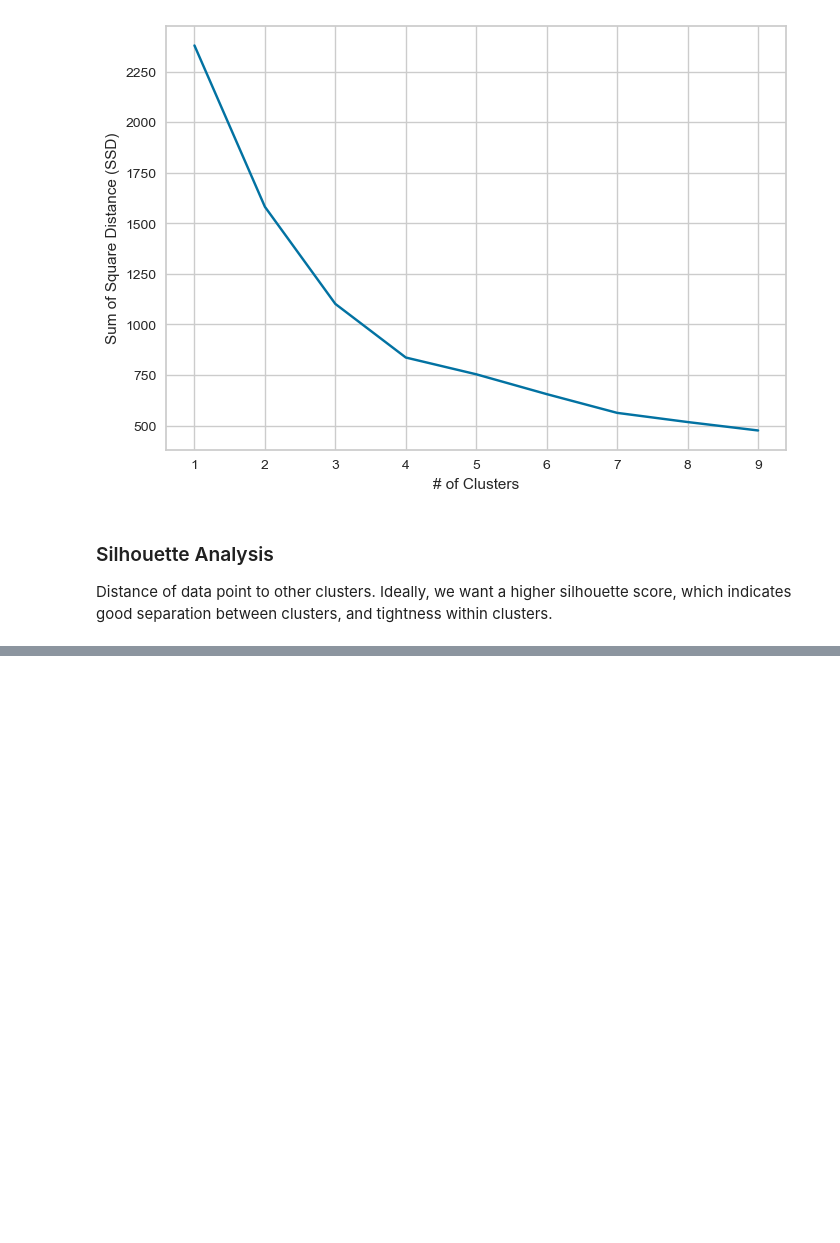
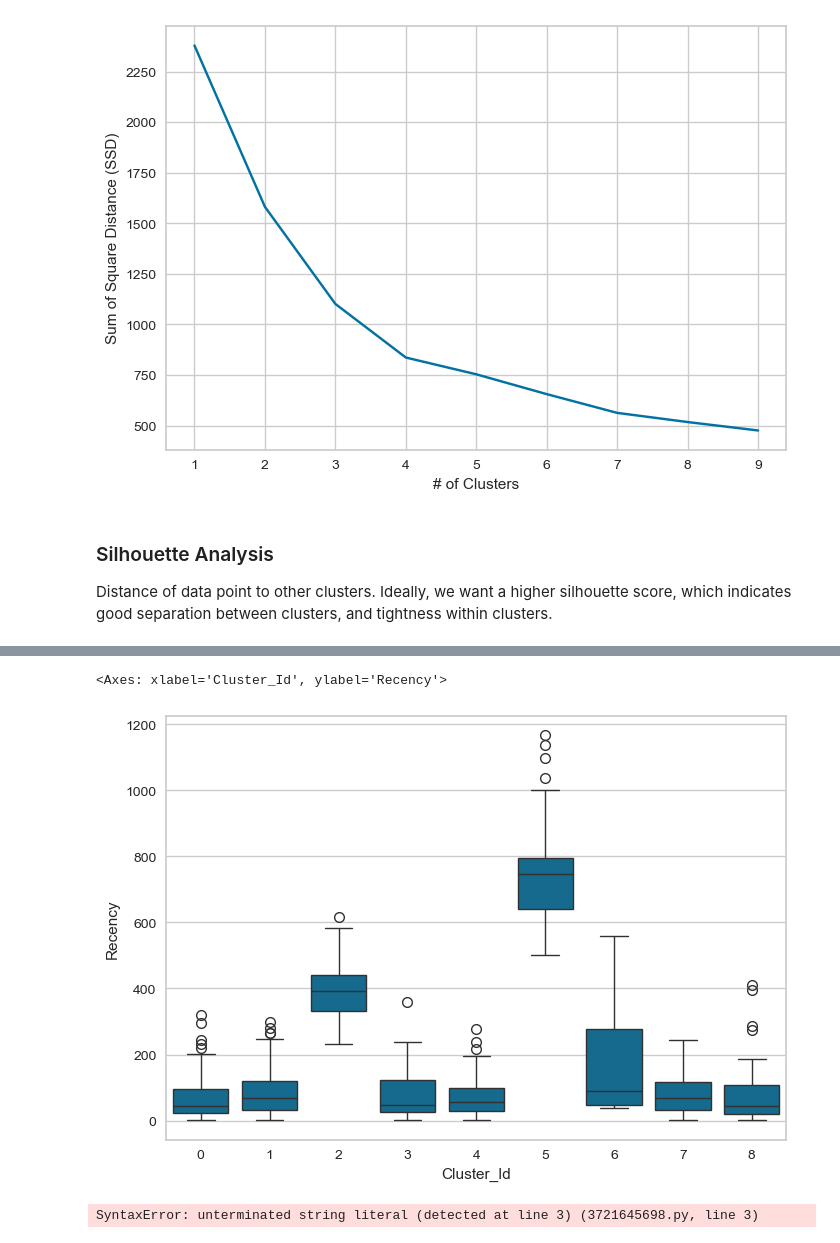
Before and after one commit to bbhatta10/E-Commerce-Sales-Insights-Tableau-Dashboard-, a Jupyter notebook: BI.ipynb, the cells around one changed output, grey strips where cells are left out. Drawn from its saved outputs; the diff is of its cells as text; code cells hidden in the pictures; blank space fills up the shorter version.

```diff
--- a/BI.ipynb
+++ b/BI.ipynb
@@ -1665,0 +1717,66 @@ For 9 clusters, the silhouette score is: 0.2774065790841672
+# %%
+# Box plot to visualize Cluster Id vs Recency
+sns.boxplot(x='Cluster_Id', y='Recency', data=rfm_df)
+# %% [output]
+<Axes: xlabel='Cluster_Id', ylabel='Recency'>
+[figure, added]
+# %%
+fig = make_subplots(rows=1, cols=3)
+
+Cluster = list(rfm_scaled_df["Cluster].unique())
+Cluster.sort()
+colors = px.colors.qualitative.Plotly
+
+# Subplot 1: 2 + 1
+for i, c in enumerate(Cluster):
+    subset = df[df['Cluster] == c]
+    fig.add_trace(go.Scatter(
+        x=subset["Monetary"],
+        y=subset["Monetary"],
+        mode='markers',
+        name=c,
+        legendgroup=c,
+        marker=dict(color=colors[i]),
+    ), row=1, col=1)
+
+
+fig.update_xaxes(title_text="Monetary", row=1, col=1, title_standoff=10, showticklabels=False)
+fig.update_yaxes(title_text="Monetary", row=1, col=1, title_standoff=5, showticklabels=False)
+
+# Subplot 2: 3 + 1
+for i, c in enumerate(Cluster):
+    subset = df[df['Cluster] == c]
+    fig.add_trace(go.Scatter(
+        x=subset["feature1"],
+        y=subset["feature3"],
+        mode='markers',
+        name=c,
+        legendgroup=c,
+        showlegend=False,
+        marker=dict(color=colors[i]),
+    ), row=1, col=2)
+
+fig.update_xaxes(title_text="feature1", row=1, col=2, title_standoff=10, showticklabels=False)
+fig.update_yaxes(title_text="feature3", row=1, col=2, title_standoff=5, showticklabels=False)
+
+# Subplot 3: 3 + 2
+for i, c in enumerate(Cluster):
+    subset = df[df['Cluster] == c]
+    fig.add_trace(go.Scatter(
+        x=subset["feature2"],
+        y=subset["feature3"],
+        mode='markers',
+        name=c,
+        legendgroup=c,
+        showlegend=False,
+        marker=dict(color=colors[i]),
+    ), row=1, col=3)
+
+fig.update_xaxes(title_text="feature2", row=1, col=3, title_standoff=10, showticklabels=False)
+fig.update_yaxes(title_text="feature3", row=1, col=3, title_standoff=5, showticklabels=False)
+
+fig.update_layout(height=400, width=900, title_text="Feature Pairs Colored by Cluster)
+
+fig.show()
+# %% [output]
+SyntaxError: unterminated string literal (detected at line 3) (3721645698.py, line 3)
```
Also changed, not shown: parts of 10 cells of this notebook.
